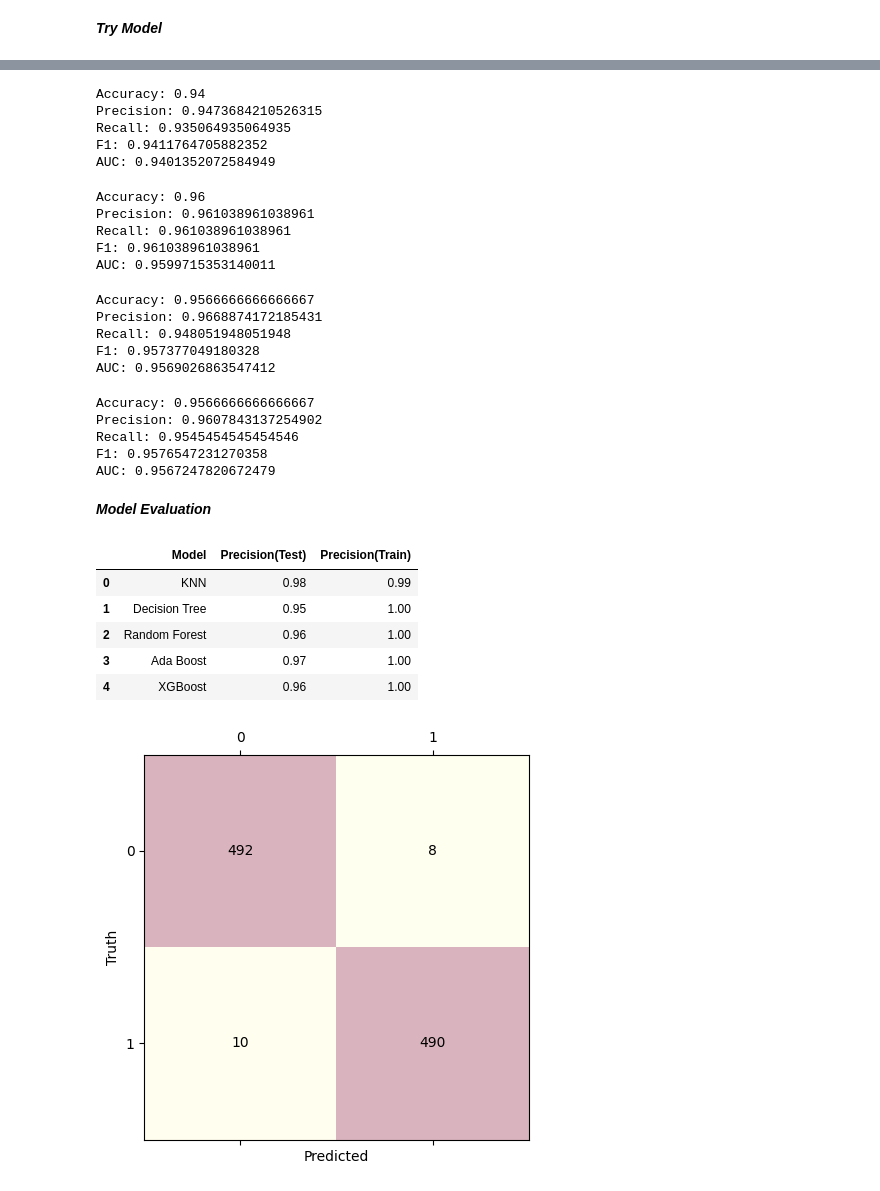
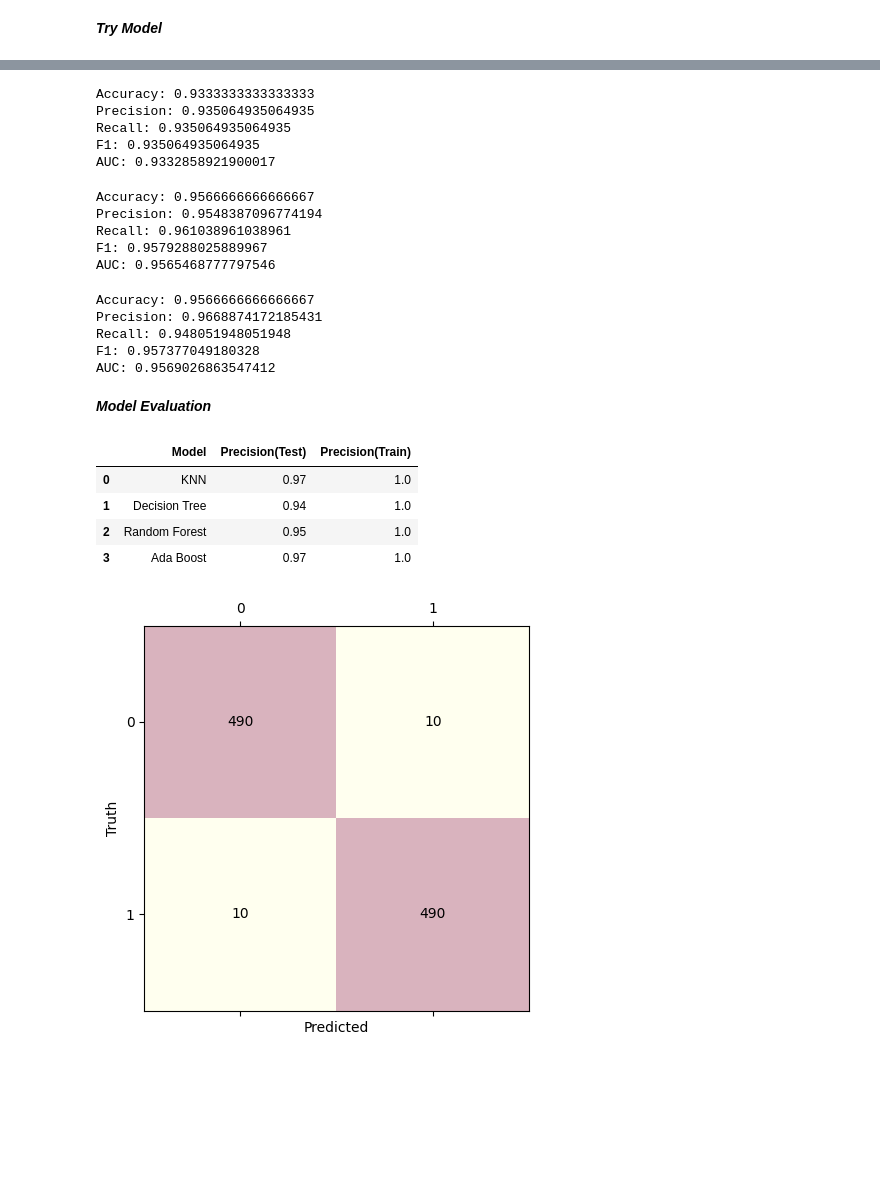
Before and after one commit to masendhy/predict_customer_clicked_ads_classification_by_using_machine_learning, a Jupyter notebook: predict_customer_clicked_ads_classification_by_using_machine_learning.ipynb, the cells around one changed output, grey strips where cells are left out. Cells and saved outputs as stored; diff of their text form; code cells hidden in the pictures; blank space fills up the shorter version.

```diff
--- a/predict_customer_clicked_ads_classification_by_using_machine_learning.ipynb
+++ b/predict_customer_clicked_ads_classification_by_using_machine_learning.ipynb
@@ -262,0 +267,3 @@ df_prep.drop(['Timestamp','year','day'], axis=1, inplace=True)
+# %%
+df_noscal = df_noscal[['Daily Time Spent on Site', 'Age', 'Area Income',
+       'Daily Internet Usage', 'Clicked on Ad']].copy()
@@ -273,7 +453,7 @@ df_prep.drop(['Timestamp','year','day'], axis=1, inplace=True)
 #lets scalerize the data
 
 df_feat = df_prep.copy()
-feat = ['Daily Time Spent on Site','Daily Internet Usage','Area Income','weekday']
+feat = ['Daily Time Spent on Site','Daily Internet Usage','Area Income','Age']
 
 from sklearn.preprocessing import StandardScaler
 scaler = StandardScaler()
@@ -386,11 +566,11 @@ dt = DecisionTreeClassifier()
 dt.fit(X_train, y_train)
 print_score(dt)
 # %% [output]
-Accuracy: 0.94
-Precision: 0.9473684210526315
+Accuracy: 0.9333333333333333
+Precision: 0.935064935064935
 Recall: 0.935064935064935
-F1: 0.9411764705882352
-AUC: 0.9401352072584949
+F1: 0.935064935064935
+AUC: 0.9332858921900017
 # %%
 #Random Forest
 from sklearn.ensemble import RandomForestClassifier
@@ -398,11 +578,11 @@ rf = RandomForestClassifier()
 rf.fit(X_train, y_train)
 print_score(rf)
 # %% [output]
-Accuracy: 0.96
-Precision: 0.961038961038961
+Accuracy: 0.9566666666666667
+Precision: 0.9548387096774194
 Recall: 0.961038961038961
-F1: 0.961038961038961
-AUC: 0.9599715353140011
+F1: 0.9579288025889967
+AUC: 0.9565468777797546
 # %%
 #Ada Boost
 from sklearn.ensemble import AdaBoostClassifier
@@ -415,30 +595,18 @@ Precision: 0.9668874172185431
 Recall: 0.948051948051948
 F1: 0.957377049180328
 AUC: 0.9569026863547412
-# %%
-#XGBoost
-from xgboost import XGBClassifier
-xgb = XGBClassifier()
-xgb.fit(X_train, y_train)
-print_score(xgb)
-# %% [output]
-Accuracy: 0.9566666666666667
-Precision: 0.9607843137254902
-Recall: 0.9545454545454546
-F1: 0.9576547231270358
-AUC: 0.9567247820672479
 # %% [markdown]
 ***Model Evaluation***
 # %%
-model_list = [knn, dt, rf, abc, xgb]
+# Model Evaluation
+model_list = [knn, dt, rf, abc]
 score_all_clasifiers(model_list, X_train, y_train, X_test, y_test)
 # %% [output]
 |  | Model | Precision(Test) | Precision(Train) |
-| 0 | KNN | 0.98 | 0.99 |
-| 1 | Decision Tree | 0.95 | 1.00 |
-| 2 | Random Forest | 0.96 | 1.00 |
-| 3 | Ada Boost | 0.97 | 1.00 |
-| 4 | XGBoost | 0.96 | 1.00 |
+| 0 | KNN | 0.97 | 1.0 |
+| 1 | Decision Tree | 0.94 | 1.0 |
+| 2 | Random Forest | 0.95 | 1.0 |
+| 3 | Ada Boost | 0.97 | 1.0 |
 # %%
 #Confusion Matrix
 
```
Also changed, not shown: parts of 51 cells of this notebook.
